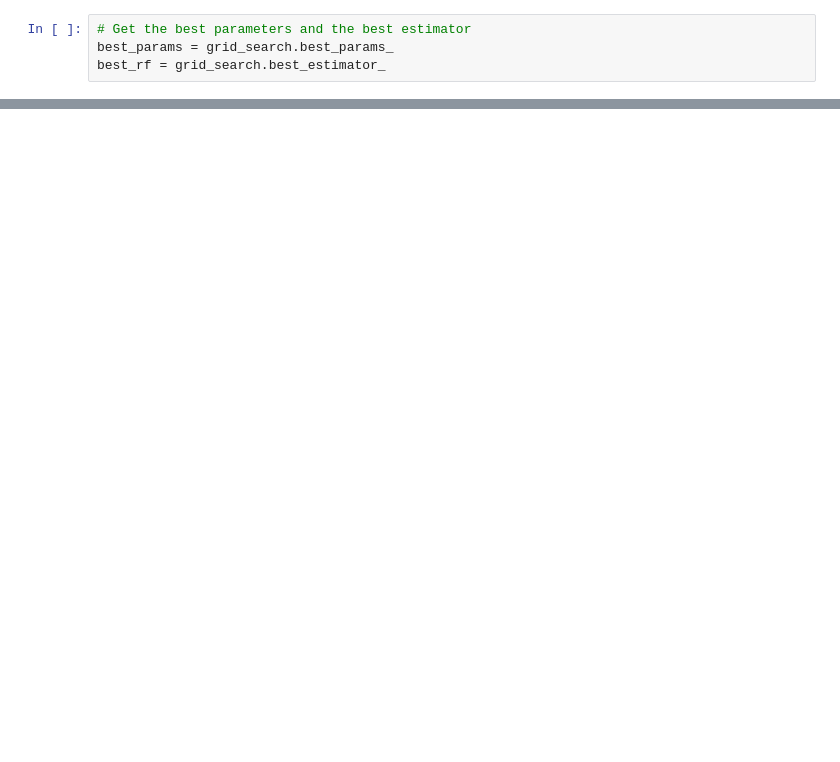
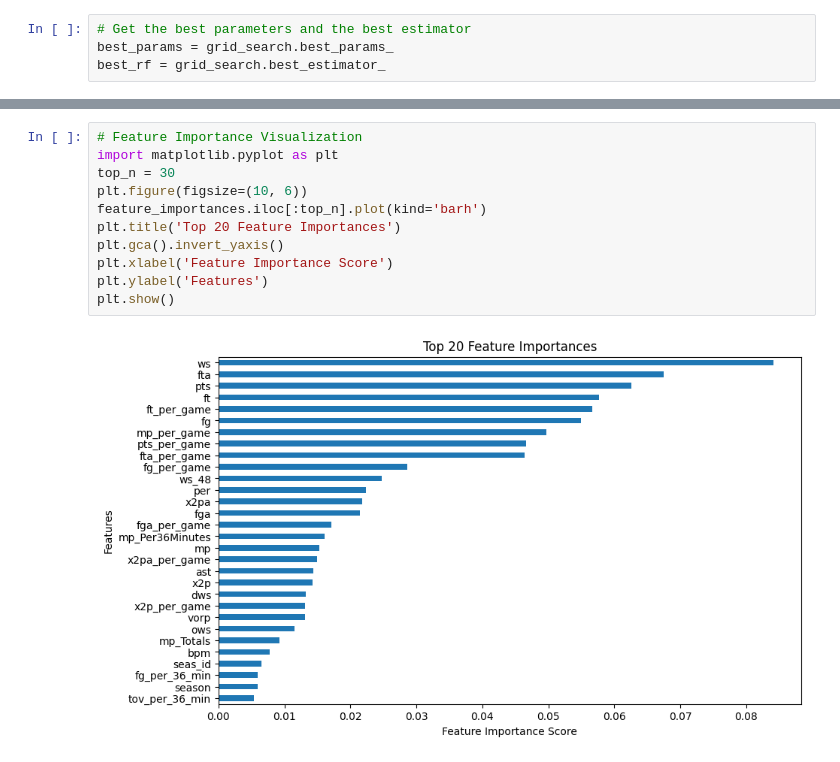
Before and after one commit to Timmy-Aziz/NBAMVP, a Jupyter notebook: rf_model.ipynb, the cells around one changed output, grey strips where cells are left out. Cells and saved outputs as stored; diff of their text form; blank space fills up the shorter version.

```diff
--- a/rf_model.ipynb
+++ b/rf_model.ipynb
@@ -113,0 +152,13 @@ print("Top 10 Feature Importances:\n", feature_importances.head(10))
+# %%
+# Feature Importance Visualization
+import matplotlib.pyplot as plt
+top_n = 30
+plt.figure(figsize=(10, 6))
+feature_importances.iloc[:top_n].plot(kind='barh')
+plt.title('Top 20 Feature Importances')
+plt.gca().invert_yaxis()
+plt.xlabel('Feature Importance Score')
+plt.ylabel('Features')
+plt.show()
+# %% [output]
+[figure, added]
```
Also changed, not shown: parts of 4 cells of this notebook.
